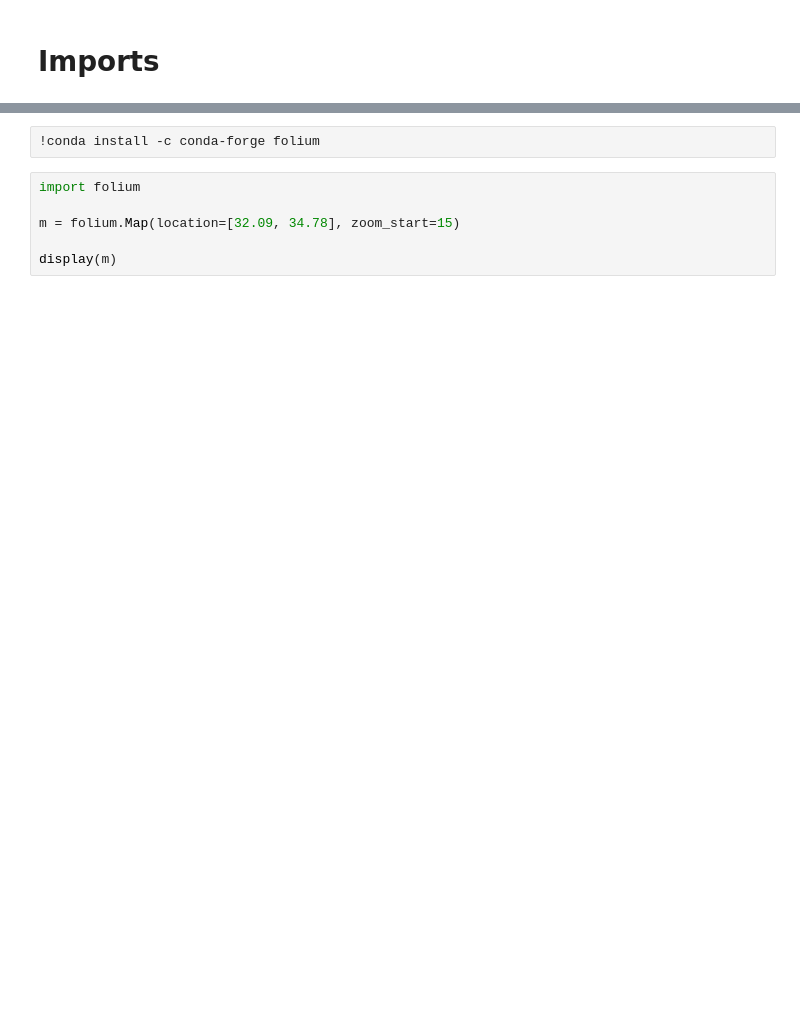
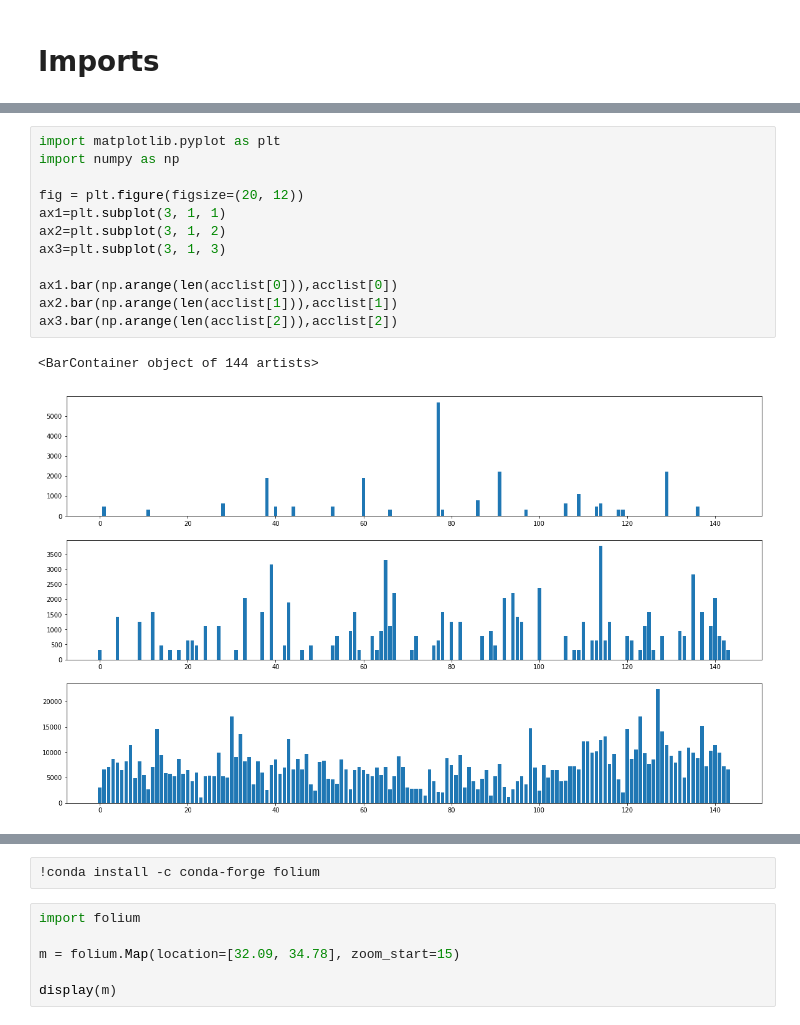
Before and after one commit to Yaminbens/Anyway, a Jupyter notebook: TemporalDifferences.ipynb, the cells around one changed output, grey strips where cells are left out. Drawn from its saved outputs; the diff is of its cells as text; blank space fills up the shorter version.

```diff
--- a/TemporalDifferences.ipynb
+++ b/TemporalDifferences.ipynb
@@ -63 +75,16 @@ for year in years:
+# %%
+import matplotlib.pyplot as plt
+import numpy as np
+
+fig = plt.figure(figsize=(20, 12))
+ax1=plt.subplot(3, 1, 1)
+ax2=plt.subplot(3, 1, 2)
+ax3=plt.subplot(3, 1, 3)
+
+ax1.bar(np.arange(len(acclist[0])),acclist[0])
+ax2.bar(np.arange(len(acclist[1])),acclist[1])
+ax3.bar(np.arange(len(acclist[2])),acclist[2])
+# %% [output]
+<BarContainer object of 144 artists>
+[figure, added]
 # %%
```
Also changed, not shown: parts of 15 cells of this notebook.
